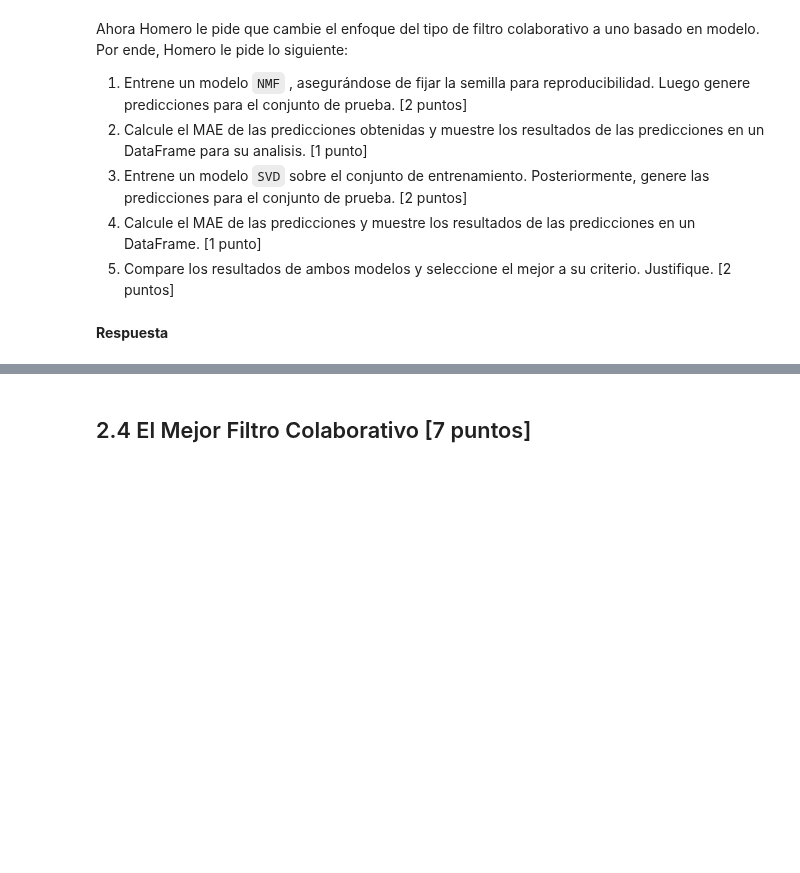
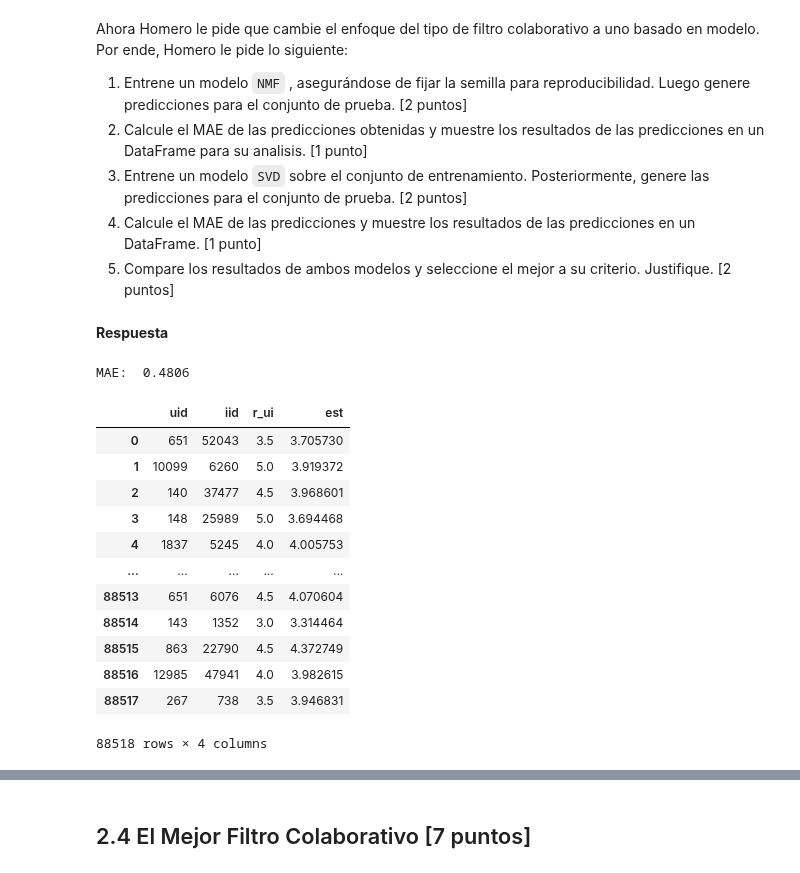
Before and after one commit to juansebm/MDS7202, a Jupyter notebook: Lab 10 - Forecasting y sistema de recomendación/Lab10_enunciado.ipynb, the cells around one changed output, grey strips where cells are left out. Saved outputs shown, nothing was run; the diff lists cells and outputs as text; code cells hidden in the pictures; blank space fills up the shorter version.

```diff
--- a/Lab 10 - Forecasting y sistema de recomendación/Lab10_enunciado.ipynb
+++ b/Lab 10 - Forecasting y sistema de recomendación/Lab10_enunciado.ipynb
@@ -1141,0 +1154,7 @@ Para este tipo de filtros, Homero le pide lo siguiente:
+# %%
+#2. Generemos un conjunto de entrenamiento y otro de prueba, asegurando que el 30% de los datos sean destinados al test set. No olvidar
+# fijar una semilla para garantizar reproducibilidad.
+from surprise.model_selection import train_test_split
+
+trainset, testset = train_test_split(data = dataset, test_size = 0.3, random_state = 3380)
+trainset
@@ -1141,0 +1165,10 @@ Para este tipo de filtros, Homero le pide lo siguiente:
+# %%
+#3. Ahora entrenamos un modelo de KNN basado en usuarios utilizando
+# similitud coseno y también realizamos predicciones sobre el conjunto de prueba.
+from surprise import KNNWithMeans
+
+sim_options = { 'name': 'cosine' ,'user_based':  True}
+algo = KNNWithMeans(k =3 , sim_options = sim_options)#elegimos los 3 usuarios mas cercanos
+
+algo.fit(trainset)#aqui entrenamos el modelo
+predictions = algo.test(testset)#realizamos predicciones en el conjunto de prueba
@@ -1141,0 +1204,15 @@ Para este tipo de filtros, Homero le pide lo siguiente:
+# %%
+#3. Ahora entrenamos un modelo de KNN basado en usuarios utilizando
+# similitud coseno y también realizamos predicciones sobre el conjunto de prueba.
+from surprise import KNNWithMeans
+
+sim_options_product = { 'name': 'cosine' ,'user_based':  False}
+algo_product = KNNWithMeans(k =3 , sim_options_product = sim_options_product)#elegimos los 3 usuarios mas cercanos
+
+algo_product.fit(trainset)#aqui entrenamos el modelo
+predictions_product = algo_product.test(testset)#realizamos predicciones en el conjunto de prueba
+#4. Ahora calculamos el RMSE
+mae_product = accuracy.mae(predictions_product, verbose=True)
+mae_product
+#y ahora calculamos las predicciones sobre el conjunto de prueba
+predictions_product
@@ -1155,0 +1252,28 @@ Ahora Homero le pide que cambie el enfoque del tipo de filtro colaborativo a uno
+# %%
+#CODIGO AQUI
+from surprise import NMF
+
+#1. empezamos con NMF, fijando la semilla y generando predicciones para el conjunto de prueba
+model = NMF(random_state = 3380) # instanciamos modelo NMF (cambiar a modelo de preferencia)
+model.fit(trainset) # fit del modelo
+predictions = model.test(testset) # retorna un dataframe con el rating estimado para cada (user_id, item_id)
+
+#2. calculamos el mae de las predicciones obtenidas y mostramos los resultados en un dataframe para su análisis
+accuracy.mae(predictions)
+df_predictions = pd.DataFrame(predictions)
+df_predictions.drop(columns = ['details'])
+# %% [output]
+MAE:  0.4806
+|  | uid | iid | r_ui | est |
+| 0 | 651 | 52043 | 3.5 | 3.705730 |
+| 1 | 10099 | 6260 | 5.0 | 3.919372 |
+| 2 | 140 | 37477 | 4.5 | 3.968601 |
+| 3 | 148 | 25989 | 5.0 | 3.694468 |
+| 4 | 1837 | 5245 | 4.0 | 4.005753 |
+| ... | ... | ... | ... | ... |
+| 88513 | 651 | 6076 | 4.5 | 4.070604 |
+| 88514 | 143 | 1352 | 3.0 | 3.314464 |
+| 88515 | 863 | 22790 | 4.5 | 4.372749 |
+| 88516 | 12985 | 47941 | 4.0 | 3.982615 |
+| 88517 | 267 | 738 | 3.5 | 3.946831 |
+88518 rows × 4 columns
```
Also changed, not shown: parts of 10 cells of this notebook.
